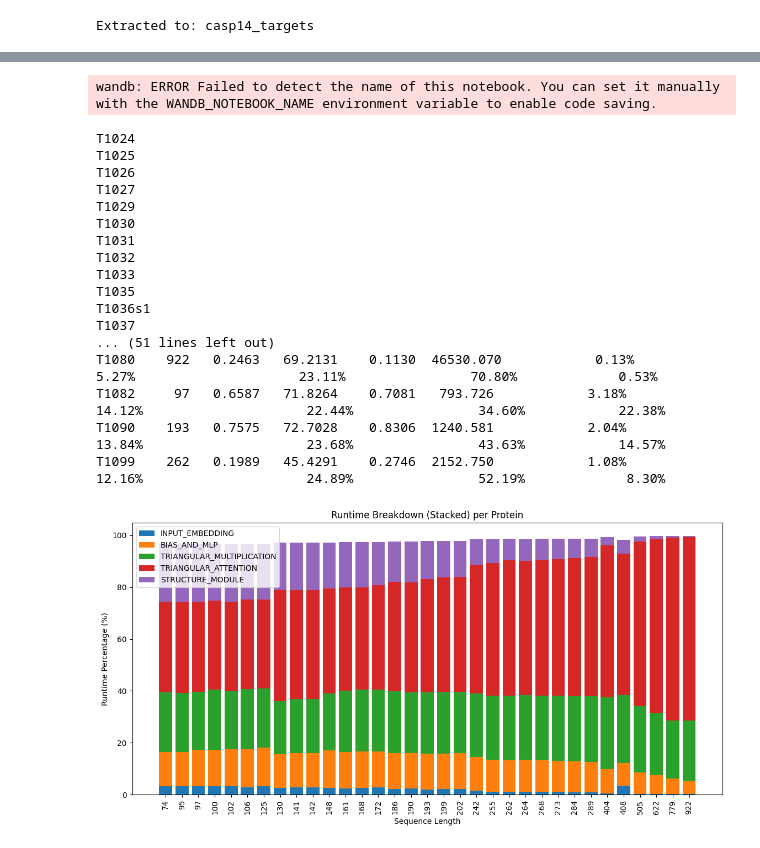
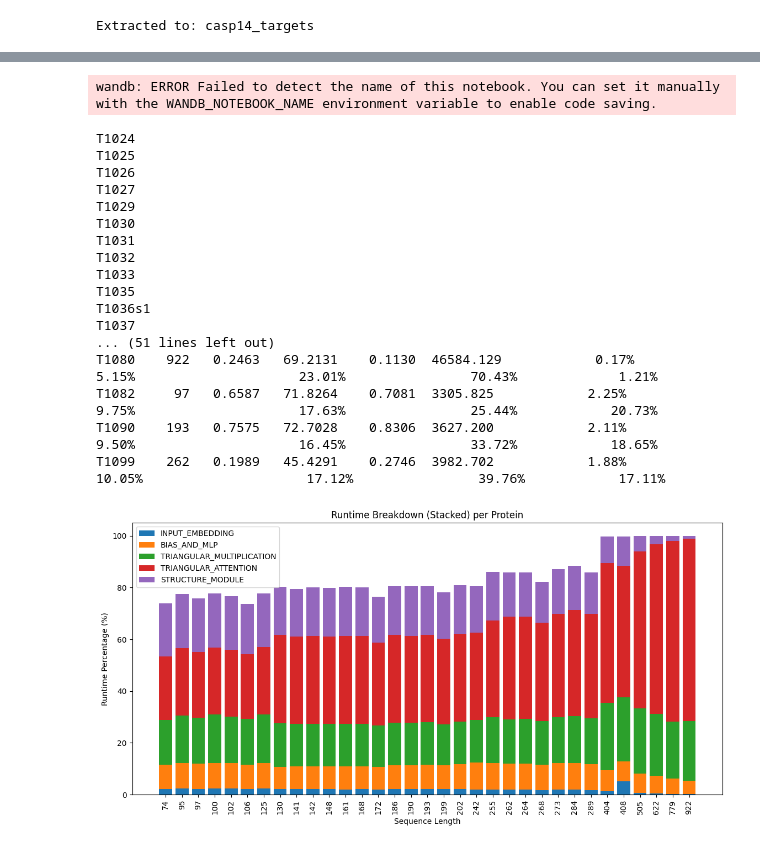
Before and after one commit to layannea/ESMFoldHPML, a Jupyter notebook: compile.ipynb, the cells around one changed output, grey strips where cells are left out. Saved outputs shown, nothing was run; the diff lists cells and outputs as text; code cells hidden in the pictures.

```diff
--- a/compile.ipynb
+++ b/compile.ipynb
@@ -166,25 +220,48 @@ GROUPS = ["INPUT_EMBEDDING","BIAS_AND_MLP","TRIANGULAR_MULTIPLICATION","TRIANGUL
 rows = []
 for k,seq in seqs.items():
     if len(seq) < 2000:
-        ptm, plddt, percents, pred_pdb, total_time = predict(seq)
+        ptm, plddt, summary, pred_pdb, total_time = predict(seq)
         tm = compute_tm_score(pred_pdb, pdbs[k])
-        d = dict(percents)
-        vals = [d.get(g, math.nan) for g in GROUPS]
-        rows.append((k, len(seq), ptm, plddt, tm, total_time, vals))
+
+        # Extract group metrics from summary
+        groups = summary.get("groups", {})
+        group_data = {}
+        for g in GROUPS:
+            if g in groups:
+                group_data[g] = {
+                    "percent": groups[g].get("percent", math.nan),
+                    "cpu_time_ms": groups[g].get("cpu_time_ms", math.nan),
+                    "cuda_time_ms": groups[g].get("cuda_time_ms", math.nan),
+                    "total_time_ms": groups[g].get("total_time_ms", math.nan),
+                    "memory_mb": groups[g].get("memory_mb", math.nan),
+                    "memory_delta_mb": groups[g].get("memory_delta_mb", math.nan),
+                }
+            else:
+                group_data[g] = {
+                    "percent": math.nan,
+                    "cpu_time_ms": math.nan,
+                    "cuda_time_ms": math.nan,
+                    "total_time_ms": math.nan,
+                    "memory_mb": math.nan,
+                    "memory_delta_mb": math.nan,
+                }
+
+        rows.append((k, len(seq), ptm, plddt, tm, total_time, group_data))
         print(k)
         gc.collect()
         torch.cuda.empty_cache()
         torch.cuda.ipc_collect()
 
+# Print results table
 pct = lambda v: f"{v:.2f}%" if v==v else "nan"
 wk = max(len("k"),   *(len(str(r[0])) for r in rows))
 wl = max(len("len"), *(len(str(r[1])) for r in rows))
-wg = [max(len(g), *(len(pct(r[6][i])) for r in rows)) for i,g in enumerate(GROUPS)]
+wg = [max(len(g), *(len(pct(r[6][g]["percent"])) for r in rows)) for g in GROUPS]
 hdr = f"{'k':<{wk}}  {'len':>{wl}}  {'ptm':>7}  {'plddt':>8}  {'tm':>8}  {'tt':>8}  " + "  ".join(f"{g:>{w}}" for g,w in zip(GROUPS,wg))
 print(hdr)
-for k,L,ptm,plddt,tm,tt,vals in rows:
+for k,L,ptm,plddt,tm,tt,group_data in rows:
     print(f"{k:<{wk}}  {L:>{wl}}  {ptm:7.4f}  {plddt:8.4f}  {tm:8.4f}  {tt:8.3f}  " +
-          "  ".join(f"{pct(v):>{w}}" for v,w in zip(vals,wg)))
+          "  ".join(f"{pct(group_data[g]['percent']):>{w}}" for g,w in zip(GROUPS,wg)))
 # %% [output]
 wandb: ERROR Failed to detect the name of this notebook. You can set it manually with the WANDB_NOTEBOOK_NAME environment variable to enable code saving.
 T1024
@@ -200,40 +277,41 @@ T1035
 T1036s1
 T1037
 ... (51 lines left out)
-T1080    922   0.2463   69.2131    0.1130  46530.070            0.13%         5.27%                     23.11%                70.80%             0.53%
-T1082     97   0.6587   71.8264    0.7081   793.726            3.18%        14.12%                     22.44%                34.60%            22.38%
-T1090    193   0.7575   72.7028    0.8306  1240.581            2.04%        13.84%                     23.68%                43.63%            14.57%
-T1099    262   0.1989   45.4291    0.2746  2152.750            1.08%        12.16%                     24.89%                52.19%             8.30%
+T1080    922   0.2463   69.2131    0.1130  46584.129            0.17%         5.15%                     23.01%                70.43%             1.21%
+T1082     97   0.6587   71.8264    0.7081  3305.825            2.25%         9.75%                     17.63%                25.44%            20.73%
+T1090    193   0.7575   72.7028    0.8306  3627.200            2.11%         9.50%                     16.45%                33.72%            18.65%
+T1099    262   0.1989   45.4291    0.2746  3982.702            1.88%        10.05%                     17.12%                39.76%            17.11%
 # %%
 # Sort by sequence length so the bars are in increasing L
 rows_sorted = sorted(rows, key=lambda r: r[1])
 ks      = [r[0] for r in rows_sorted]
 lengths = [r[1] for r in rows_sorted]
 
 # Build group->values (percent) aligned to rows_sorted
 group_vals = {g: [] for g in GROUPS}
 for r in rows_sorted:
-    vals = r[6]  # [pct per group]
-    for g, v in zip(GROUPS, vals):
-        group_vals[g].append(0.0 if (v != v) else float(v))  # NaN -> 0 for stacking
+    group_data = r[6]  # dict of group metrics
+    for g in GROUPS:
+        pct_val = group_data[g]["percent"]
+        group_vals[g].append(0.0 if (pct_val != pct_val) else float(pct_val))  # NaN -> 0 for stacking
 
 x = np.arange(len(rows_sorted))
 
 plt.figure(figsize=(max(10, 0.35 * len(rows_sorted)), 6))
 
 bottom = np.zeros(len(rows_sorted), dtype=float)
 for g in GROUPS:
     y = np.array(group_vals[g], dtype=float)
     plt.bar(x, y, bottom=bottom, label=g)
     bottom += y
 
 plt.ylabel("Runtime Percentage (%)")
 plt.title("Runtime Breakdown (Stacked) per Protein")
 plt.xticks(x, [str(L) for L in lengths], rotation=90)  # show lengths on x-axis
 plt.xlabel("Sequence Length")
 plt.legend()
 plt.tight_layout()
 plt.show()
 # %% [output]
-[figure, old version]
+[figure, new version]
 # %%
```
Also changed, not shown: parts of 12 cells of this notebook, 3 other files.
